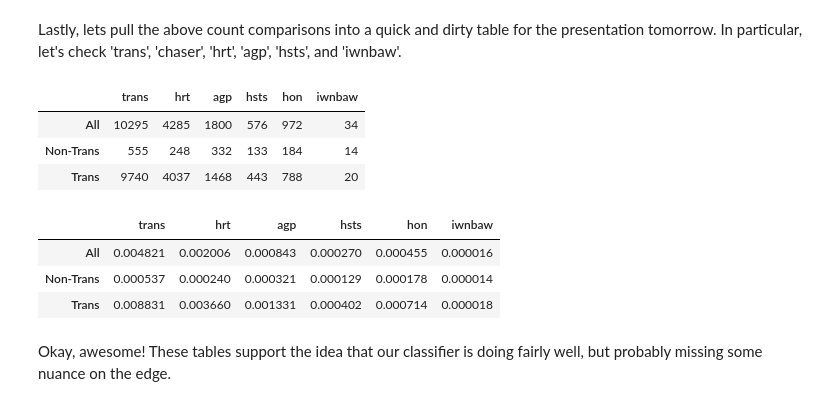
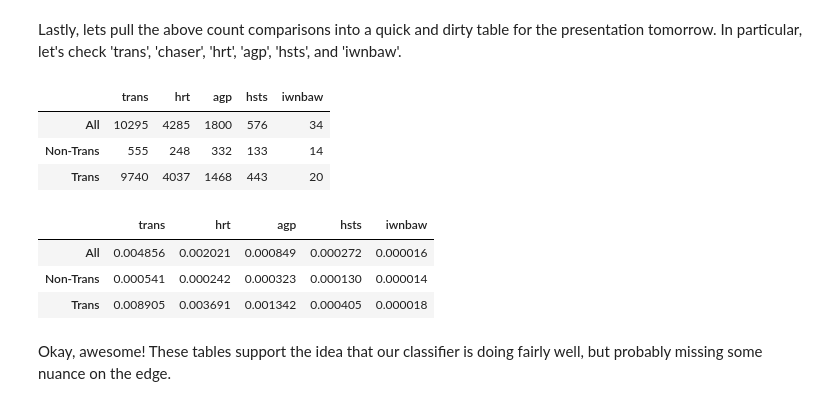
Before and after one commit to bucketteOfIvy/4chan-cca, a Jupyter notebook: code/WordCounting.ipynb, the cells around one changed output. Saved outputs shown, nothing was run; the diff lists cells and outputs as text; code cells hidden in the pictures.

```diff
--- a/code/WordCounting.ipynb
+++ b/code/WordCounting.ipynb
@@ -237,24 +237,24 @@ This has proven to be a daily reminder that I need to figure out why I keep lose
 # %% [markdown]
 Lastly, lets pull the above count comparisons into a quick and dirty table for the presentation tomorrow. In particular, let's check 'trans', 'chaser', 'hrt', 'agp', 'hsts', and 'iwnbaw'.
 # %%
-words = ['trans' ,'hrt', 'agp', 'hsts', 'hon', 'iwnbaw']
+words = ['trans' ,'hrt', 'agp', 'hsts', 'iwnbaw']
 cnt_dicts = [all_word_counts, non_trans_counts, trans_counts]
 
 counts = []
 for cnt_dict in cnt_dicts:
     to_append = []
     for word in words:
         to_append.append(cnt_dict[word])
     counts.append(to_append)
 
 pd.DataFrame(counts, columns=words, index=['All', 'Non-Trans', 'Trans'])
 # %% [output]
-|  | trans | hrt | agp | hsts | hon | iwnbaw |
-| All | 10295 | 4285 | 1800 | 576 | 972 | 34 |
-| Non-Trans | 555 | 248 | 332 | 133 | 184 | 14 |
-| Trans | 9740 | 4037 | 1468 | 443 | 788 | 20 |
+|  | trans | hrt | agp | hsts | iwnbaw |
+| All | 10295 | 4285 | 1800 | 576 | 34 |
+| Non-Trans | 555 | 248 | 332 | 133 | 14 |
+| Trans | 9740 | 4037 | 1468 | 443 | 20 |
 # %%
-words = ['trans' ,'hrt', 'agp', 'hsts', 'hon', 'iwnbaw']
+words = ['trans' ,'hrt', 'agp', 'hsts', 'iwnbaw']
 cnt_dicts = [all_word_counts, non_trans_counts, trans_counts]
 token_totals = [len(non_trans_posts_tokens_sw + trans_posts_tokens_sw), len(non_trans_posts_tokens_sw), len(trans_posts_tokens_sw)]
 
@@ -267,10 +267,10 @@ for cnt_dict, tkn_total in zip(cnt_dicts, token_totals):
 
 pd.DataFrame(counts, columns=words, index=['All', 'Non-Trans', 'Trans'])
 # %% [output]
-|  | trans | hrt | agp | hsts | hon | iwnbaw |
-| All | 0.004821 | 0.002006 | 0.000843 | 0.000270 | 0.000455 | 0.000016 |
-| Non-Trans | 0.000537 | 0.000240 | 0.000321 | 0.000129 | 0.000178 | 0.000014 |
-| Trans | 0.008831 | 0.003660 | 0.001331 | 0.000402 | 0.000714 | 0.000018 |
+|  | trans | hrt | agp | hsts | iwnbaw |
+| All | 0.004856 | 0.002021 | 0.000849 | 0.000272 | 0.000016 |
+| Non-Trans | 0.000541 | 0.000242 | 0.000323 | 0.000130 | 0.000014 |
+| Trans | 0.008905 | 0.003691 | 0.001342 | 0.000405 | 0.000018 |
 # %% [markdown]
 Okay, awesome! These tables support the idea that our classifier is doing fairly well, but probably missing some nuance on the edge.
 # %% [markdown]
```
Also changed, not shown: 14 other files.
